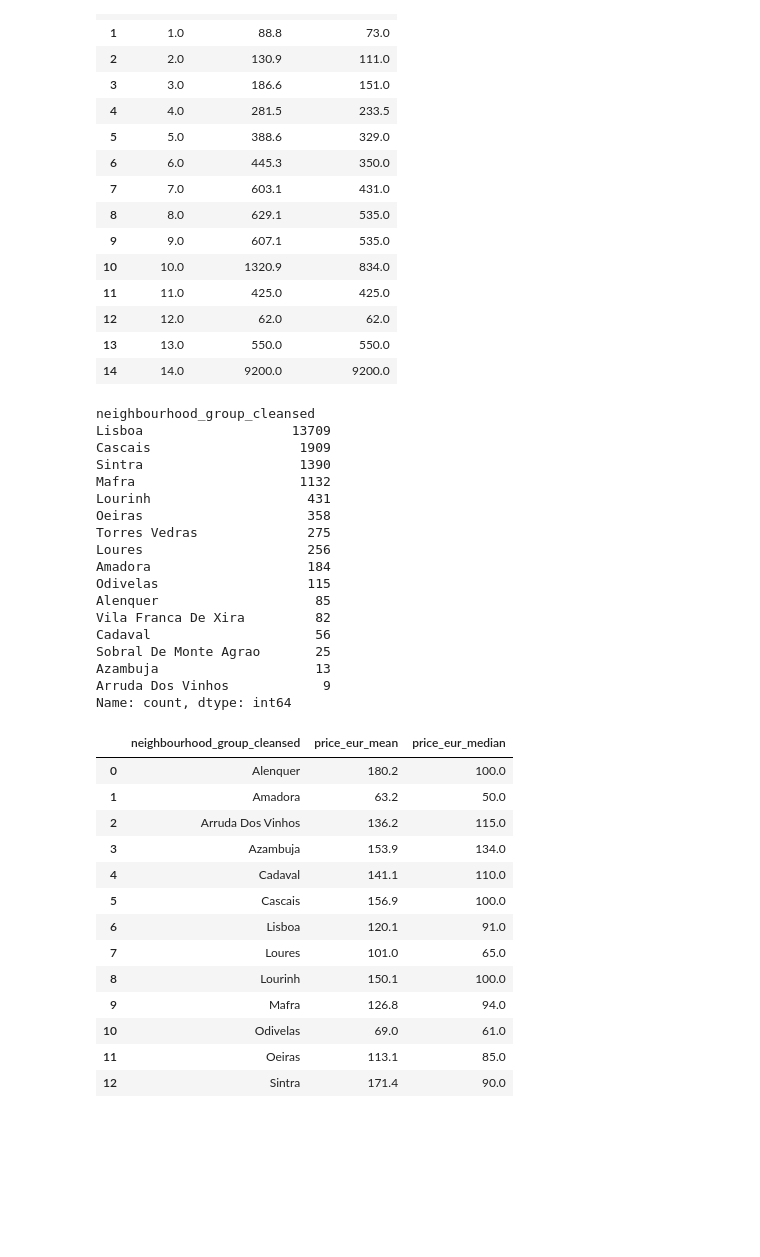
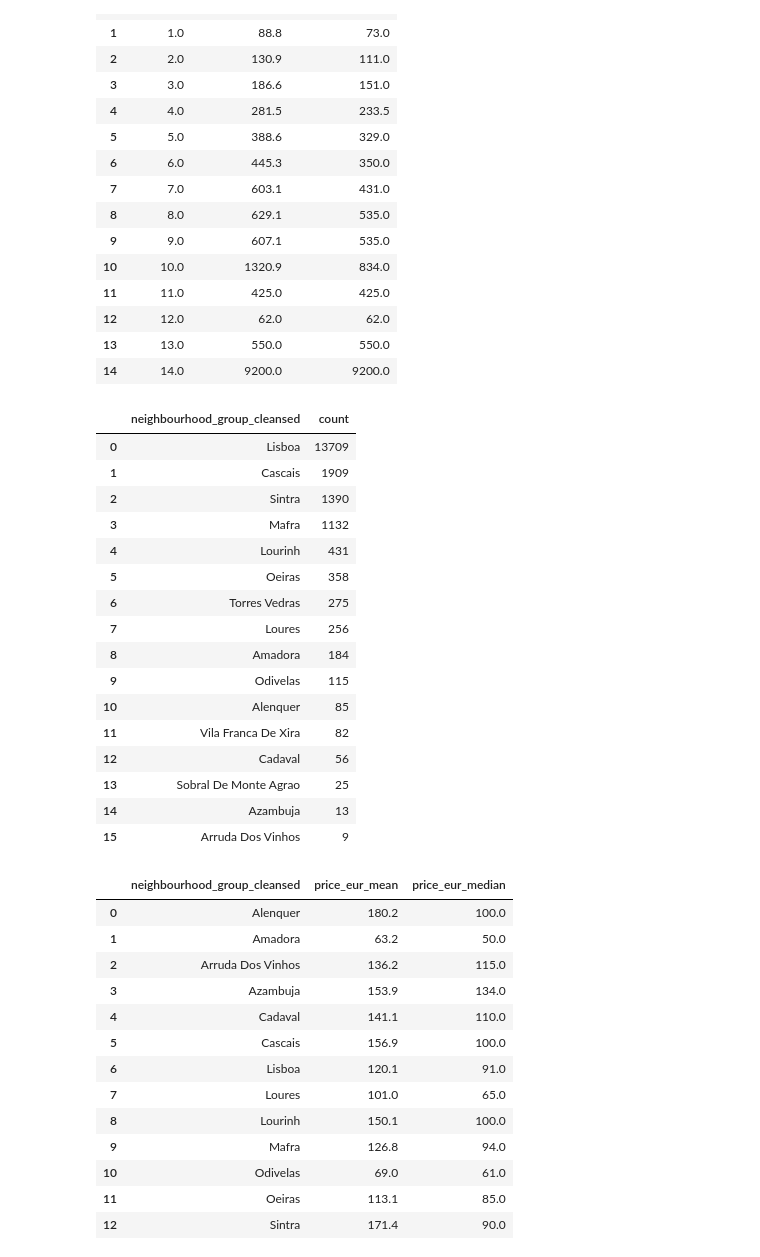
Before and after one commit to dezertdweller/streamlit-lisbon-airbnb-analysis, a Jupyter notebook: airbnb_data_cleaning.ipynb, the cells around one changed output. Saved outputs shown, nothing was run; the diff lists cells and outputs as text; code cells hidden in the pictures; blank space fills up the shorter version.

```diff
--- a/airbnb_data_cleaning.ipynb
+++ b/airbnb_data_cleaning.ipynb
@@ -327,26 +373,26 @@ df_rooms
 | 13 | 13.0 | 550.0 | 550.0 |
 | 14 | 14.0 | 9200.0 | 9200.0 |
 # %%
-df['neighbourhood_group_cleansed'].value_counts()
+neighbourhood_listings_count = df['neighbourhood_group_cleansed'].value_counts().reset_index()
+neighbourhood_listings_count
 # %% [output]
-neighbourhood_group_cleansed
-Lisboa                   13709
-Cascais                   1909
-Sintra                    1390
-Mafra                     1132
-Lourinh                    431
-Oeiras                     358
-Torres Vedras              275
-Loures                     256
-Amadora                    184
-Odivelas                   115
-Alenquer                    85
-Vila Franca De Xira         82
-Cadaval                     56
-Sobral De Monte Agrao       25
-Azambuja                    13
-Arruda Dos Vinhos            9
-Name: count, dtype: int64
+|  | neighbourhood_group_cleansed | count |
+| 0 | Lisboa | 13709 |
+| 1 | Cascais | 1909 |
+| 2 | Sintra | 1390 |
+| 3 | Mafra | 1132 |
+| 4 | Lourinh | 431 |
+| 5 | Oeiras | 358 |
+| 6 | Torres Vedras | 275 |
+| 7 | Loures | 256 |
+| 8 | Amadora | 184 |
+| 9 | Odivelas | 115 |
+| 10 | Alenquer | 85 |
+| 11 | Vila Franca De Xira | 82 |
+| 12 | Cadaval | 56 |
+| 13 | Sobral De Monte Agrao | 25 |
+| 14 | Azambuja | 13 |
+| 15 | Arruda Dos Vinhos | 9 |
 # %%
 df_neighbourhoods = mean_and_median_compare(df_no_hotels, 'neighbourhood_group_cleansed', 'price_eur')
 df_neighbourhoods
```
Also changed, not shown: parts of 12 cells of this notebook, 3 other files.
